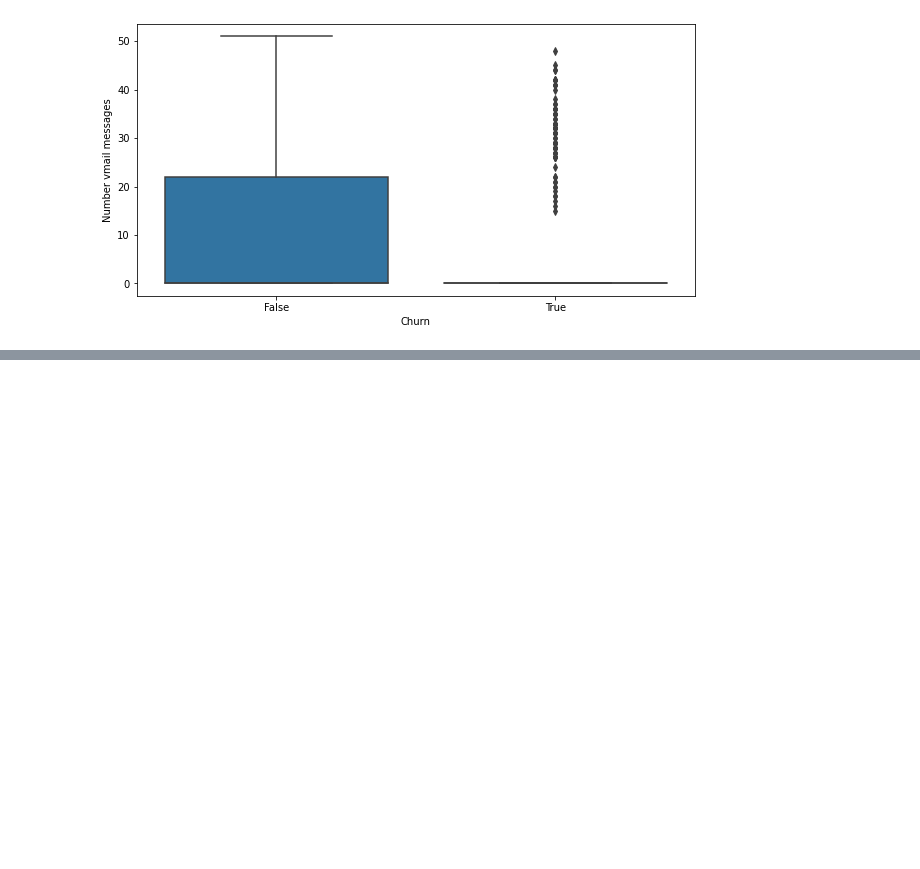
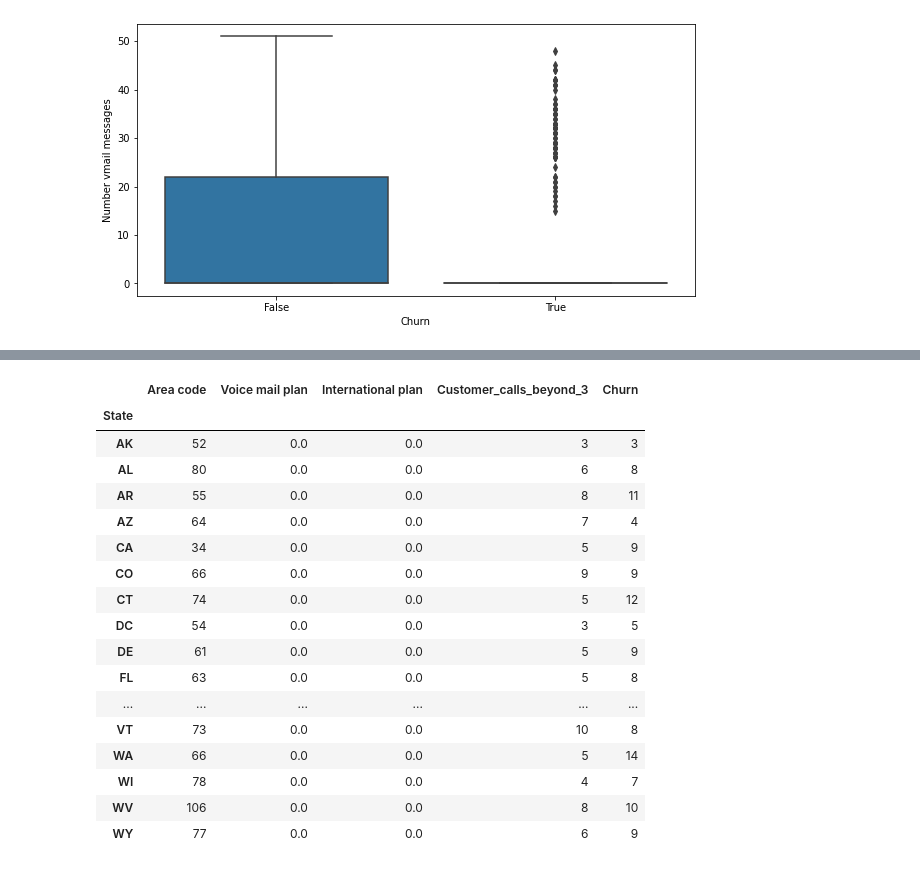
Before and after one commit to ankitbittu/Telecom-Churn-Analysis, a Jupyter notebook: Copy_of_Telecom_Churn_Analysis_Capstone_Project.ipynb, the cells around one changed output, grey strips where cells are left out. Cells and saved outputs as stored; diff of their text form; code cells hidden in the pictures; blank space fills up the shorter version.

```diff
--- a/Copy_of_Telecom_Churn_Analysis_Capstone_Project.ipynb
+++ b/Copy_of_Telecom_Churn_Analysis_Capstone_Project.ipynb
@@ -243,0 +404,26 @@ pd.crosstab(telecom_df['State'], telecom_df['Churn'])
+# %%
+changes = {'No': 0,'Yes': 1}
+
+telecom_df['Voice mail plan'] = telecom_df['Voice mail plan'].map(changes)
+telecom_df['International plan'] = telecom_df['International plan'].map(changes)
+# %%
+telecom_df.groupby('State').agg({'Area code':'count', 'Voice mail plan':np.,'International plan':np.sum, 'Customer_calls_beyond_3':np.sum, 'Churn':np.sum})
+# %% [output]
+|  | Area code | Voice mail plan | International plan | Customer_calls_beyond_3 | Churn |
+| State |  |  |  |  |  |
+| AK | 52 | 0.0 | 0.0 | 3 | 3 |
+| AL | 80 | 0.0 | 0.0 | 6 | 8 |
+| AR | 55 | 0.0 | 0.0 | 8 | 11 |
+| AZ | 64 | 0.0 | 0.0 | 7 | 4 |
+| CA | 34 | 0.0 | 0.0 | 5 | 9 |
+| CO | 66 | 0.0 | 0.0 | 9 | 9 |
+| CT | 74 | 0.0 | 0.0 | 5 | 12 |
+| DC | 54 | 0.0 | 0.0 | 3 | 5 |
+| DE | 61 | 0.0 | 0.0 | 5 | 9 |
+| FL | 63 | 0.0 | 0.0 | 5 | 8 |
+| ... | ... | ... | ... | ... | ... |
+| VT | 73 | 0.0 | 0.0 | 10 | 8 |
+| WA | 66 | 0.0 | 0.0 | 5 | 14 |
+| WI | 78 | 0.0 | 0.0 | 4 | 7 |
+| WV | 106 | 0.0 | 0.0 | 8 | 10 |
+| WY | 77 | 0.0 | 0.0 | 6 | 9 |
```
Also changed, not shown: parts of 18 cells of this notebook.
